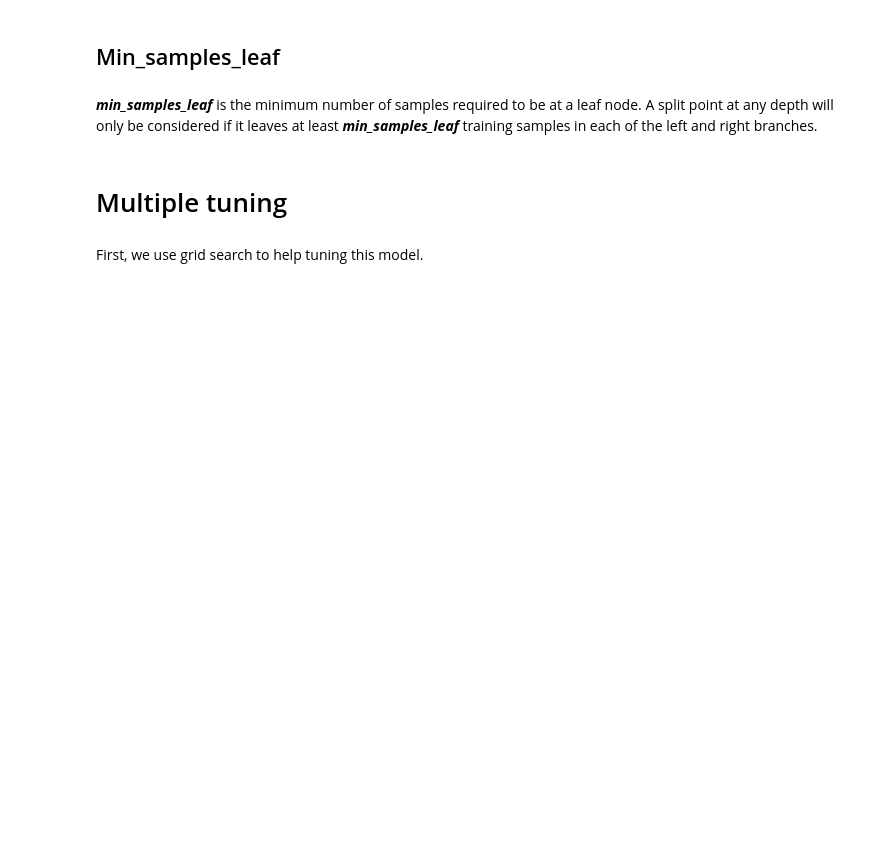
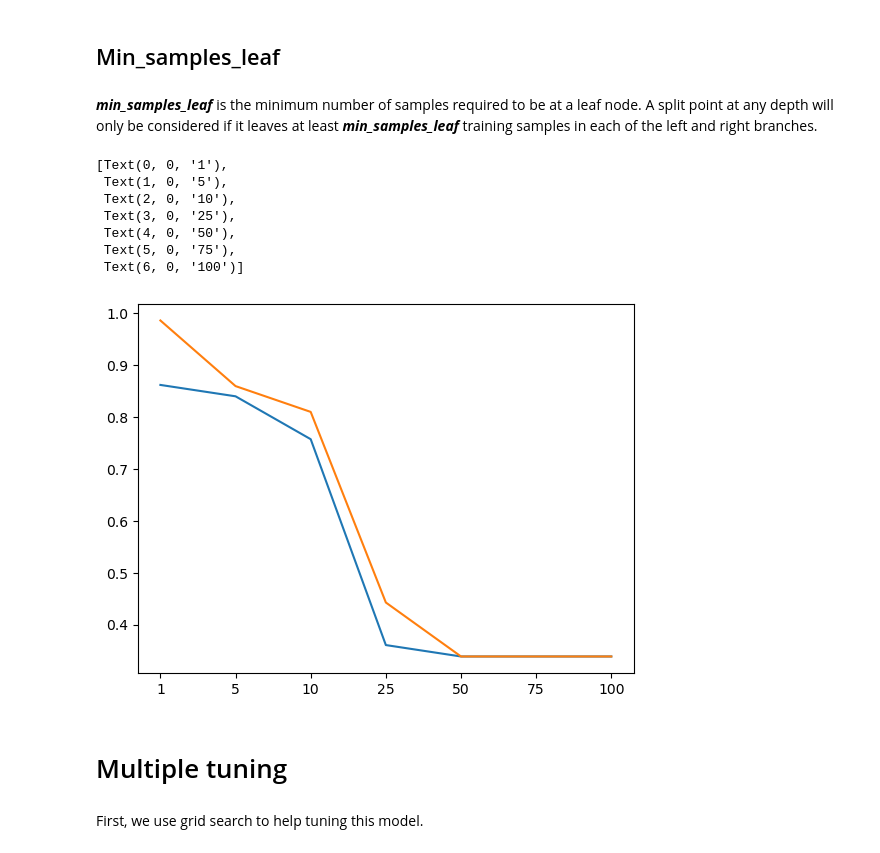
Before and after one commit to auphong2707/emotion-dectection-from-text, a Jupyter notebook: Random Forest.ipynb, the cells around one changed output. Drawn from its saved outputs; the diff is of its cells as text; code cells hidden in the pictures; blank space fills up the shorter version.

```diff
--- a/Random Forest.ipynb
+++ b/Random Forest.ipynb
@@ -212,6 +244,21 @@ for min_samples_leaf in min_samples_leaf_list:
 
   trs_list.append(train_score)
   cvs_list.append(cv_score)
+# %%
+# Draw the plot for min_samples_split
+fig = sns.lineplot(x=list(range(len(min_samples_leaf_list))), y=cvs_list)
+fig = sns.lineplot(x=list(range(len(min_samples_leaf_list))), y=trs_list)
+fig.set_xticks(range(len(min_samples_leaf_list)))
+fig.set_xticklabels(min_samples_leaf_list)
+# %% [output]
+[Text(0, 0, '1'),
+ Text(1, 0, '5'),
+ Text(2, 0, '10'),
+ Text(3, 0, '25'),
+ Text(4, 0, '50'),
+ Text(5, 0, '75'),
+ Text(6, 0, '100')]
+[figure, added]
 # %% [markdown]
 # Multiple tuning
 # %% [markdown]
```
Also changed, not shown: parts of 22 cells of this notebook, 2 other files.
